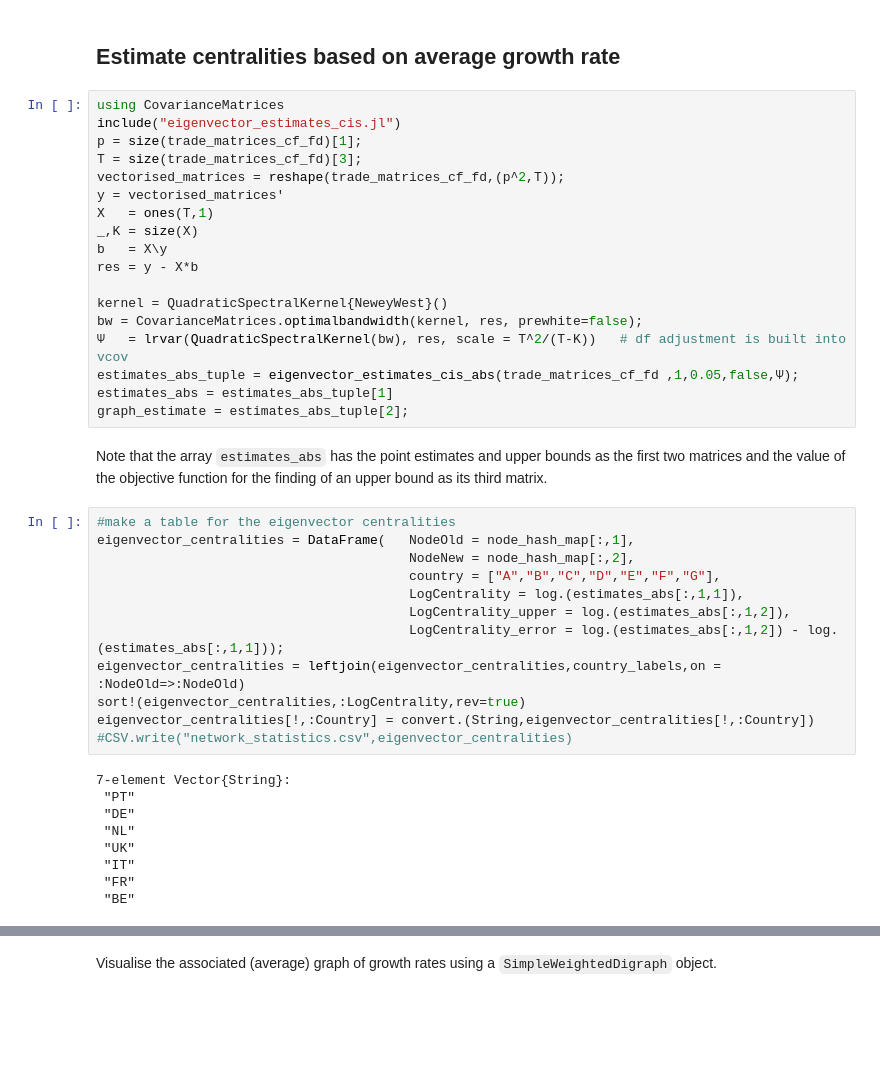
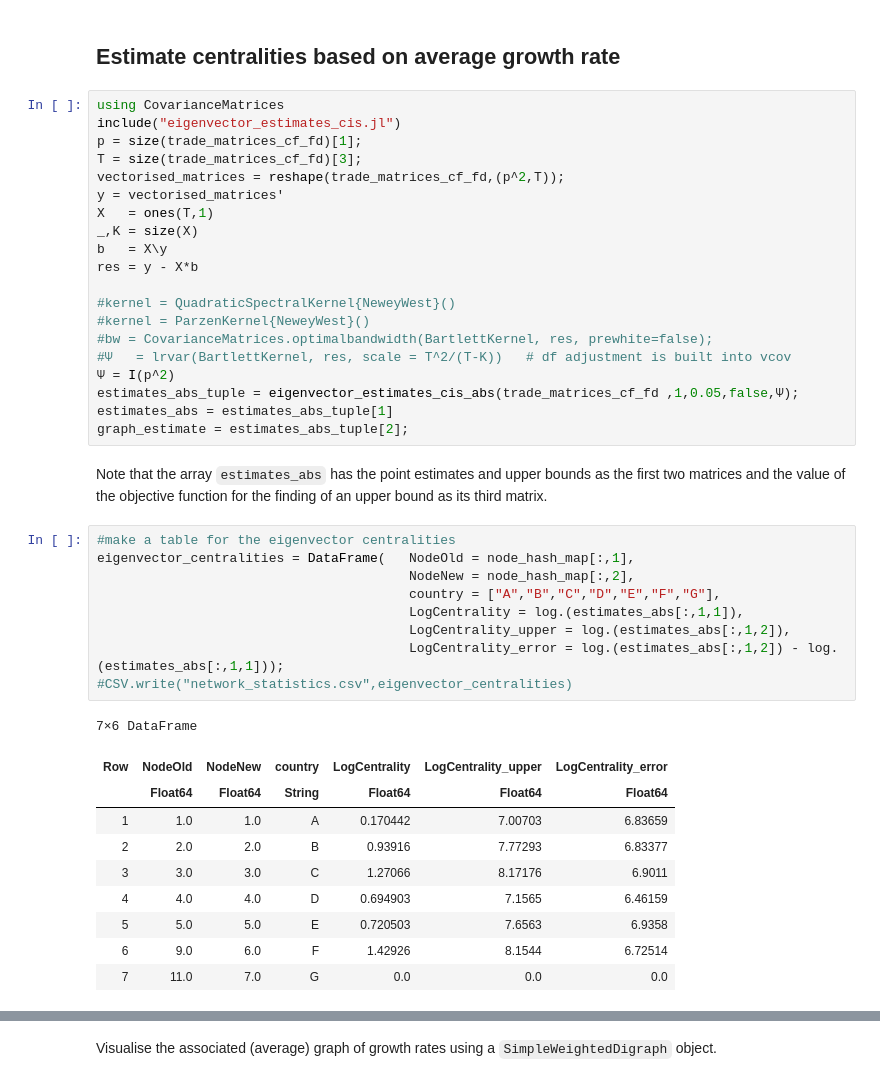
Before and after one commit to jsimons8/networkmodelssubspaces, a Jupyter notebook: empirical_application_network_centrality_trade.ipynb, the cells around one changed output, grey strips where cells are left out. Saved outputs shown, nothing was run; the diff lists cells and outputs as text; blank space fills up the shorter version.

```diff
--- a/empirical_application_network_centrality_trade.ipynb
+++ b/empirical_application_network_centrality_trade.ipynb
@@ -143,9 +143,11 @@ _,K = size(X)
 b   = X\y
 res = y - X*b
 
-kernel = QuadraticSpectralKernel{NeweyWest}()
-bw = CovarianceMatrices.optimalbandwidth(kernel, res, prewhite=false);
-Ψ   = lrvar(QuadraticSpectralKernel(bw), res, scale = T^2/(T-K))   # df adjustment is built into vcov
+#kernel = QuadraticSpectralKernel{NeweyWest}()
+#kernel = ParzenKernel{NeweyWest}()
+#bw = CovarianceMatrices.optimalbandwidth(BartlettKernel, res, prewhite=false);
+#Ψ   = lrvar(BartlettKernel, res, scale = T^2/(T-K))   # df adjustment is built into vcov
+Ψ = I(p^2)
 estimates_abs_tuple = eigenvector_estimates_cis_abs(trade_matrices_cf_fd ,1,0.05,false,Ψ);
 estimates_abs = estimates_abs_tuple[1]
 graph_estimate = estimates_abs_tuple[2];
@@ -154,21 +156,20 @@ Note that the array `estimates_abs` has the point estimates and upper bounds as
 # %%
 #make a table for the eigenvector centralities
 eigenvector_centralities = DataFrame(   NodeOld = node_hash_map[:,1],
                                         NodeNew = node_hash_map[:,2],
                                         country = ["A","B","C","D","E","F","G"],
                                         LogCentrality = log.(estimates_abs[:,1,1]),
                                         LogCentrality_upper = log.(estimates_abs[:,1,2]),
                                         LogCentrality_error = log.(estimates_abs[:,1,2]) - log.(estimates_abs[:,1,1]));
-eigenvector_centralities = leftjoin(eigenvector_centralities,country_labels,on = :NodeOld=>:NodeOld)
-sort!(eigenvector_centralities,:LogCentrality,rev=true)
-eigenvector_centralities[!,:Country] = convert.(String,eigenvector_centralities[!,:Country])
 #CSV.write("network_statistics.csv",eigenvector_centralities)
 # %% [output]
-7-element Vector{String}:
- "PT"
- "DE"
- "NL"
- "UK"
- "IT"
- "FR"
- "BE"
+7×6 DataFrame
+| Row | NodeOld | NodeNew | country | LogCentrality | LogCentrality_upper | LogCentrality_error |
+|  | Float64 | Float64 | String | Float64 | Float64 | Float64 |
+| 1 | 1.0 | 1.0 | A | 0.170442 | 7.00703 | 6.83659 |
+| 2 | 2.0 | 2.0 | B | 0.93916 | 7.77293 | 6.83377 |
+| 3 | 3.0 | 3.0 | C | 1.27066 | 8.17176 | 6.9011 |
+| 4 | 4.0 | 4.0 | D | 0.694903 | 7.1565 | 6.46159 |
+| 5 | 5.0 | 5.0 | E | 0.720503 | 7.6563 | 6.9358 |
+| 6 | 9.0 | 6.0 | F | 1.42926 | 8.1544 | 6.72514 |
+| 7 | 11.0 | 7.0 | G | 0.0 | 0.0 | 0.0 |
```
Also changed, not shown: parts of 5 cells of this notebook, 5 other files.
